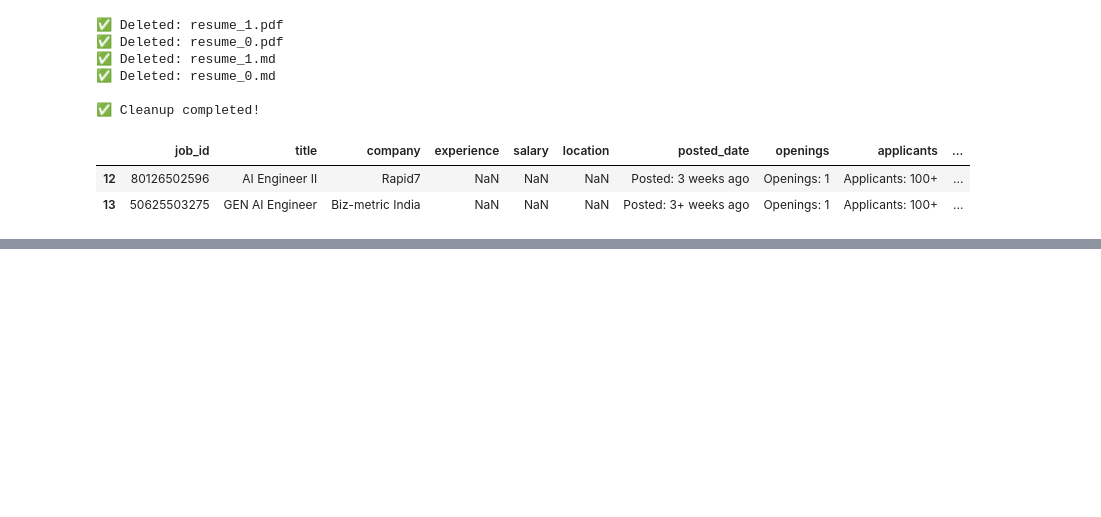
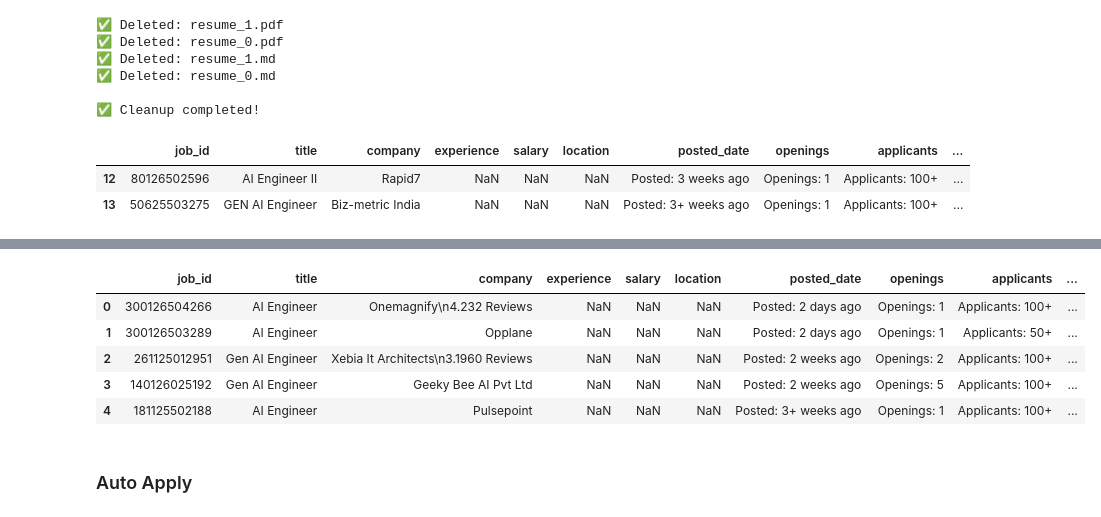
Before and after one commit to pratham4544/naukri_automation, a Jupyter notebook: test.ipynb, the cells around one changed output, grey strips where cells are left out. Saved outputs shown, nothing was run; the diff lists cells and outputs as text; code cells hidden in the pictures; blank space fills up the shorter version.

```diff
--- a/test.ipynb
+++ b/test.ipynb
@@ -658,0 +671,11 @@ eligibile_to_send_mails.to_csv("sent_emails_status.csv", index=False)
+# %%
+df= pd.read_csv('ignored/naukri_jobs_20260202_135705.csv')
+# %%
+df.head()
+# %% [output]
+|  | job_id | title | company | experience | salary | location | posted_date | openings | applicants | ... |
+| 0 | 300126504266 | AI Engineer | Onemagnify\n4.232 Reviews | NaN | NaN | NaN | Posted: 2 days ago | Openings: 1 | Applicants: 100+ | ... |
+| 1 | 300126503289 | AI Engineer | Opplane | NaN | NaN | NaN | Posted: 2 days ago | Openings: 1 | Applicants: 50+ | ... |
+| 2 | 261125012951 | Gen AI Engineer | Xebia It Architects\n3.1960 Reviews | NaN | NaN | NaN | Posted: 2 weeks ago | Openings: 2 | Applicants: 100+ | ... |
+| 3 | 140126025192 | Gen AI Engineer | Geeky Bee AI Pvt Ltd | NaN | NaN | NaN | Posted: 2 weeks ago | Openings: 5 | Applicants: 100+ | ... |
+| 4 | 181125502188 | AI Engineer | Pulsepoint | NaN | NaN | NaN | Posted: 3+ weeks ago | Openings: 1 | Applicants: 100+ | ... |
@@ -658,0 +686,2 @@ eligibile_to_send_mails.to_csv("sent_emails_status.csv", index=False)
+# %% [markdown]
+### Auto Apply
```
Also changed, not shown: parts of 9 cells of this notebook, 20 other files.
